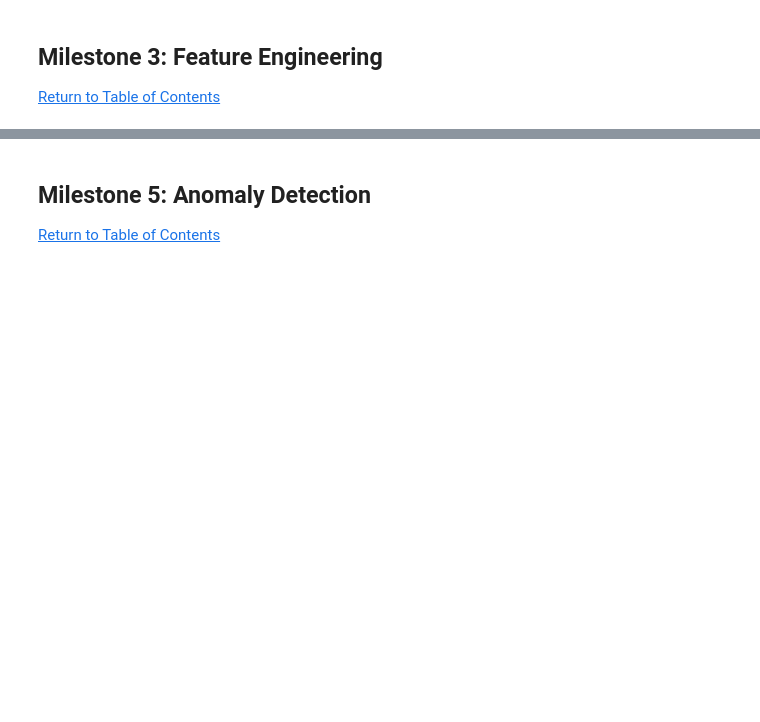
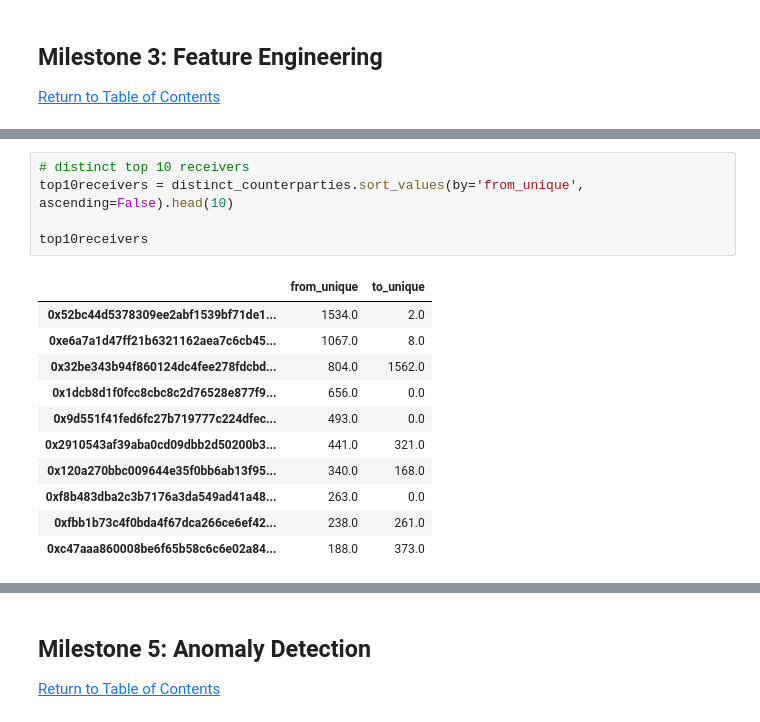
Before and after one commit to DataBuffs/detecting-ethereum-fraud, a Jupyter notebook: main.ipynb, the cells around one changed output, grey strips where cells are left out. Cells and saved outputs as stored; diff of their text form; blank space fills up the shorter version.

```diff
--- a/main.ipynb
+++ b/main.ipynb
@@ -426,0 +504,17 @@ Unique to_addresses: 6754
+# %%
+# distinct top 10 receivers
+top10receivers = distinct_counterparties.sort_values(by='from_unique', ascending=False).head(10)
+
+top10receivers
+# %% [output]
+|  | from_unique | to_unique |
+| 0x52bc44d5378309ee2abf1539bf71de1... | 1534.0 | 2.0 |
+| 0xe6a7a1d47ff21b6321162aea7c6cb45... | 1067.0 | 8.0 |
+| 0x32be343b94f860124dc4fee278fdcbd... | 804.0 | 1562.0 |
+| 0x1dcb8d1f0fcc8cbc8c2d76528e877f9... | 656.0 | 0.0 |
+| 0x9d551f41fed6fc27b719777c224dfec... | 493.0 | 0.0 |
+| 0x2910543af39aba0cd09dbb2d50200b3... | 441.0 | 321.0 |
+| 0x120a270bbc009644e35f0bb6ab13f95... | 340.0 | 168.0 |
+| 0xf8b483dba2c3b7176a3da549ad41a48... | 263.0 | 0.0 |
+| 0xfbb1b73c4f0bda4f67dca266ce6ef42... | 238.0 | 261.0 |
+| 0xc47aaa860008be6f65b58c6c6e02a84... | 188.0 | 373.0 |
```
Also changed, not shown: parts of 19 cells of this notebook.
